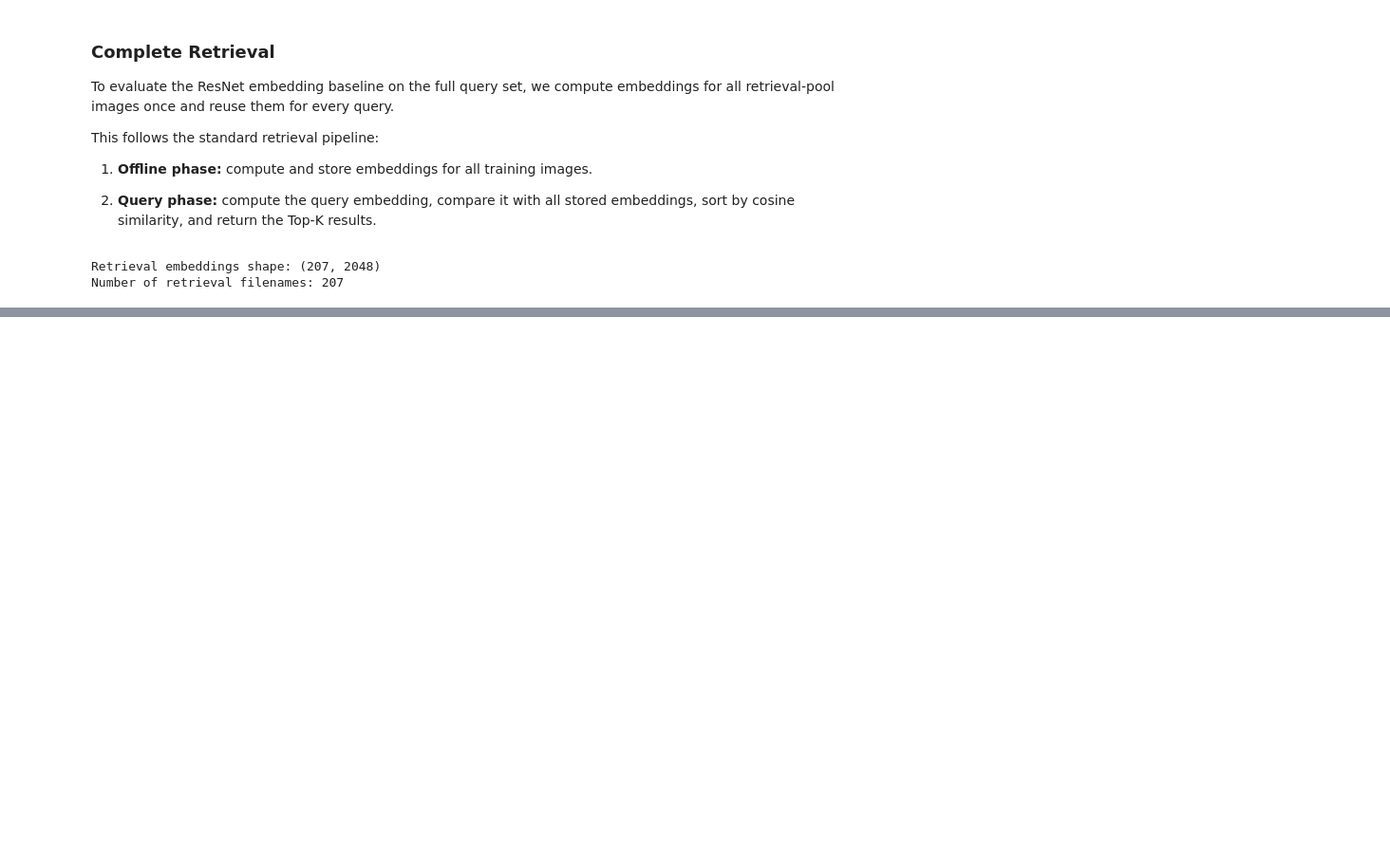
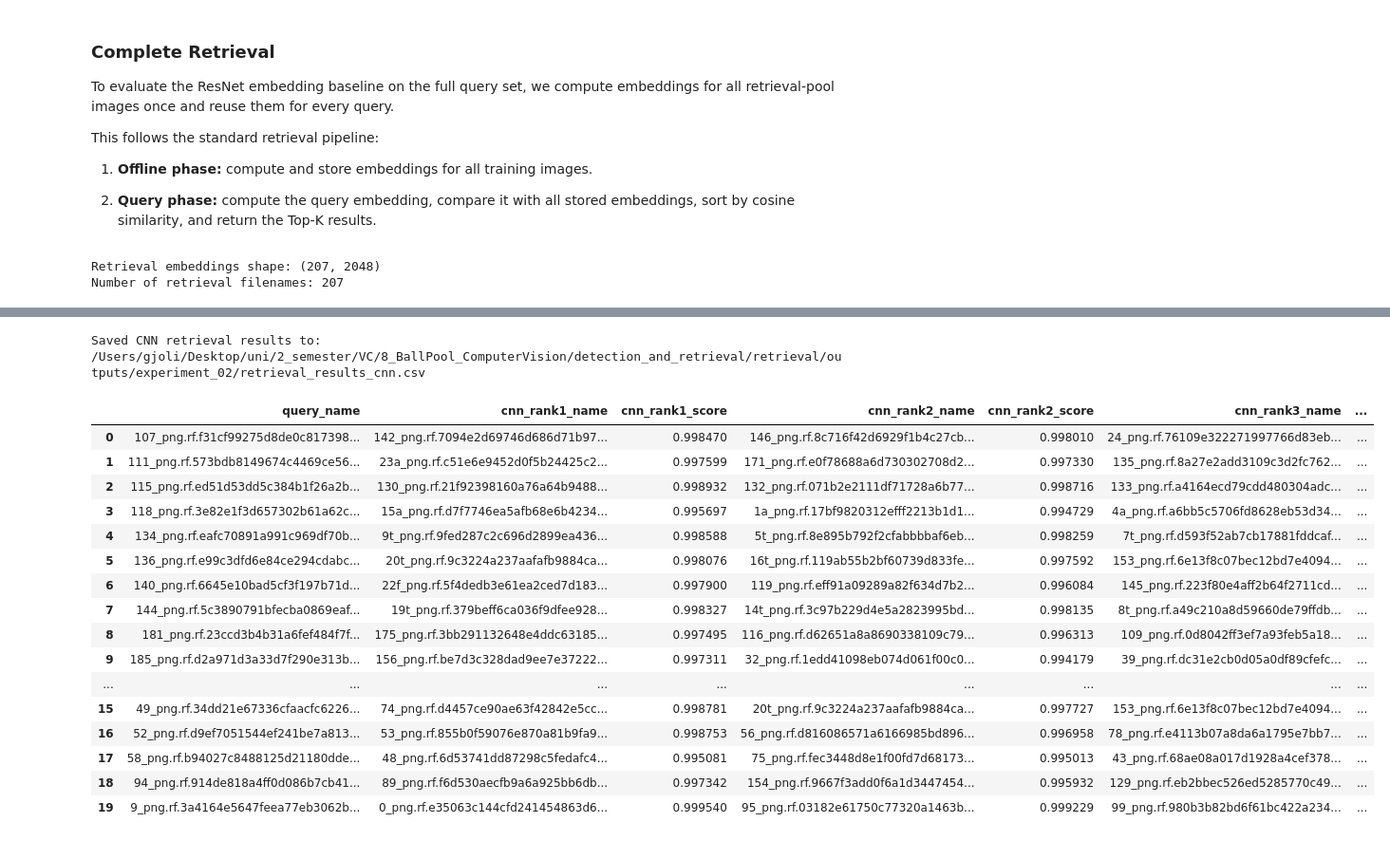
Before and after one commit to sarataboas/8_BallPool_ComputerVision, a Jupyter notebook: detection_and_retrieval/retrieval/experiments/exp2_deep_feature_retrieval.ipynb, the cells around one changed output, grey strips where cells are left out. Shown at 95% size. Cells and saved outputs as stored; diff of their text form; code cells hidden in the pictures; blank space fills up the shorter version.

```diff
--- a/detection_and_retrieval/retrieval/experiments/exp2_deep_feature_retrieval.ipynb
+++ b/detection_and_retrieval/retrieval/experiments/exp2_deep_feature_retrieval.ipynb
@@ -426,0 +554,26 @@ resnet_summary
+# %%
+# - #### **Complete Retrieval (CNN)**
+
+K = 5
+cnn_results = []
+
+for query_idx in tqdm(range(len(cnn_query_data))):
+    query_image, query_name = cnn_query_data[query_idx]
+
+    topk_idx, scores = get_topk_from_embeddings(
+        query_image=query_image,
+        model=cnn_extractor,
+        retrieval_embeddings=cnn_pool_embeddings,
+        k=K,
+    )
+
+    row = {"query_idx": query_idx, "query_name": query_name}
+    for rank in range(K):
+        retrieved_idx = topk_idx[rank]
+        row[f"cnn_rank{rank+1}_name"]  = cnn_pool_filenames[retrieved_idx]
+        row[f"cnn_rank{rank+1}_score"] = scores[retrieved_idx]
+
+    cnn_results.append(row)
+
+cnn_results_df = pd.DataFrame(cnn_results)
+cnn_results_df.head()
@@ -427,3 +587,37 @@ resnet_summary
+# %%
+cnn_results_path = RESULTS_DIR / "retrieval_results_cnn.csv"
+cnn_results_df.to_csv(cnn_results_path, index=False)
+print(f"Saved CNN retrieval results to: {cnn_results_path}")
+# %% [output]
+Saved CNN retrieval results to: /Users/gjoli/Desktop/uni/2_semester/VC/8_BallPool_ComputerVision/detection_and_retrieval/retrieval/outputs/experiment_02/retrieval_results_cnn.csv
+# %%
+cnn_summary = cnn_results_df[[
+    "query_name",
+    "cnn_rank1_name", "cnn_rank1_score",
+    "cnn_rank2_name", "cnn_rank2_score",
+    "cnn_rank3_name", "cnn_rank3_score",
+    "cnn_rank4_name", "cnn_rank4_score",
+    "cnn_rank5_name", "cnn_rank5_score",
+]]
+cnn_summary
+# %% [output]
+|  | query_name | cnn_rank1_name | cnn_rank1_score | cnn_rank2_name | cnn_rank2_score | cnn_rank3_name | ... |
+| 0 | 107_png.rf.f31cf99275d8de0c817398... | 142_png.rf.7094e2d69746d686d71b97... | 0.998470 | 146_png.rf.8c716f42d6929f1b4c27cb... | 0.998010 | 24_png.rf.76109e322271997766d83eb... | ... |
+| 1 | 111_png.rf.573bdb8149674c4469ce56... | 23a_png.rf.c51e6e9452d0f5b24425c2... | 0.997599 | 171_png.rf.e0f78688a6d730302708d2... | 0.997330 | 135_png.rf.8a27e2add3109c3d2fc762... | ... |
+| 2 | 115_png.rf.ed51d53dd5c384b1f26a2b... | 130_png.rf.21f92398160a76a64b9488... | 0.998932 | 132_png.rf.071b2e2111df71728a6b77... | 0.998716 | 133_png.rf.a4164ecd79cdd480304adc... | ... |
+| 3 | 118_png.rf.3e82e1f3d657302b61a62c... | 15a_png.rf.d7f7746ea5afb68e6b4234... | 0.995697 | 1a_png.rf.17bf9820312efff2213b1d1... | 0.994729 | 4a_png.rf.a6bb5c5706fd8628eb53d34... | ... |
+| 4 | 134_png.rf.eafc70891a991c969df70b... | 9t_png.rf.9fed287c2c696d2899ea436... | 0.998588 | 5t_png.rf.8e895b792f2cfabbbbaf6eb... | 0.998259 | 7t_png.rf.d593f52ab7cb17881fddcaf... | ... |
+| 5 | 136_png.rf.e99c3dfd6e84ce294cdabc... | 20t_png.rf.9c3224a237aafafb9884ca... | 0.998076 | 16t_png.rf.119ab55b2bf60739d833fe... | 0.997592 | 153_png.rf.6e13f8c07bec12bd7e4094... | ... |
+| 6 | 140_png.rf.6645e10bad5cf3f197b71d... | 22f_png.rf.5f4dedb3e61ea2ced7d183... | 0.997900 | 119_png.rf.eff91a09289a82f634d7b2... | 0.996084 | 145_png.rf.223f80e4aff2b64f2711cd... | ... |
+| 7 | 144_png.rf.5c3890791bfecba0869eaf... | 19t_png.rf.379beff6ca036f9dfee928... | 0.998327 | 14t_png.rf.3c97b229d4e5a2823995bd... | 0.998135 | 8t_png.rf.a49c210a8d59660de79ffdb... | ... |
+| 8 | 181_png.rf.23ccd3b4b31a6fef484f7f... | 175_png.rf.3bb291132648e4ddc63185... | 0.997495 | 116_png.rf.d62651a8a8690338109c79... | 0.996313 | 109_png.rf.0d8042ff3ef7a93feb5a18... | ... |
+| 9 | 185_png.rf.d2a971d3a33d7f290e313b... | 156_png.rf.be7d3c328dad9ee7e37222... | 0.997311 | 32_png.rf.1edd41098eb074d061f00c0... | 0.994179 | 39_png.rf.dc31e2cb0d05a0df89cfefc... | ... |
+| ... | ... | ... | ... | ... | ... | ... | ... |
+| 15 | 49_png.rf.34dd21e67336cfaacfc6226... | 74_png.rf.d4457ce90ae63f42842e5cc... | 0.998781 | 20t_png.rf.9c3224a237aafafb9884ca... | 0.997727 | 153_png.rf.6e13f8c07bec12bd7e4094... | ... |
+| 16 | 52_png.rf.d9ef7051544ef241be7a813... | 53_png.rf.855b0f59076e870a81b9fa9... | 0.998753 | 56_png.rf.d816086571a6166985bd896... | 0.996958 | 78_png.rf.e4113b07a8da6a1795e7bb7... | ... |
+| 17 | 58_png.rf.b94027c8488125d21180dde... | 48_png.rf.6d53741dd87298c5fedafc4... | 0.995081 | 75_png.rf.fec3448d8e1f00fd7d68173... | 0.995013 | 43_png.rf.68ae08a017d1928a4cef378... | ... |
+| 18 | 94_png.rf.914de818a4ff0d086b7cb41... | 89_png.rf.f6d530aecfb9a6a925bb6db... | 0.997342 | 154_png.rf.9667f3add0f6a1d3447454... | 0.995932 | 129_png.rf.eb2bbec526ed5285770c49... | ... |
+| 19 | 9_png.rf.3a4164e5647feea77eb3062b... | 0_png.rf.e35063c144cfd241454863d6... | 0.999540 | 95_png.rf.03182e61750c77320a1463b... | 0.999229 | 99_png.rf.980b3b82bd6f61bc422a234... | ... |
 # %% [markdown]
 ### **Experiment 02 Conclusion**
 
```
Also changed, not shown: parts of 14 cells of this notebook, 1 other file.
